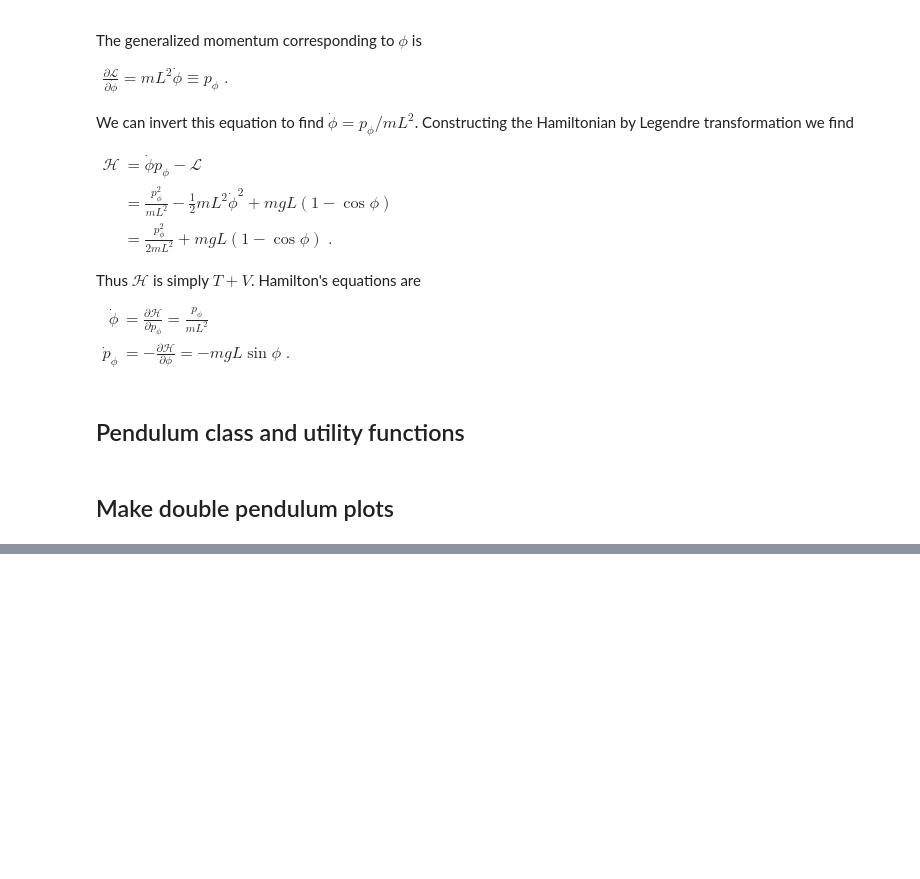
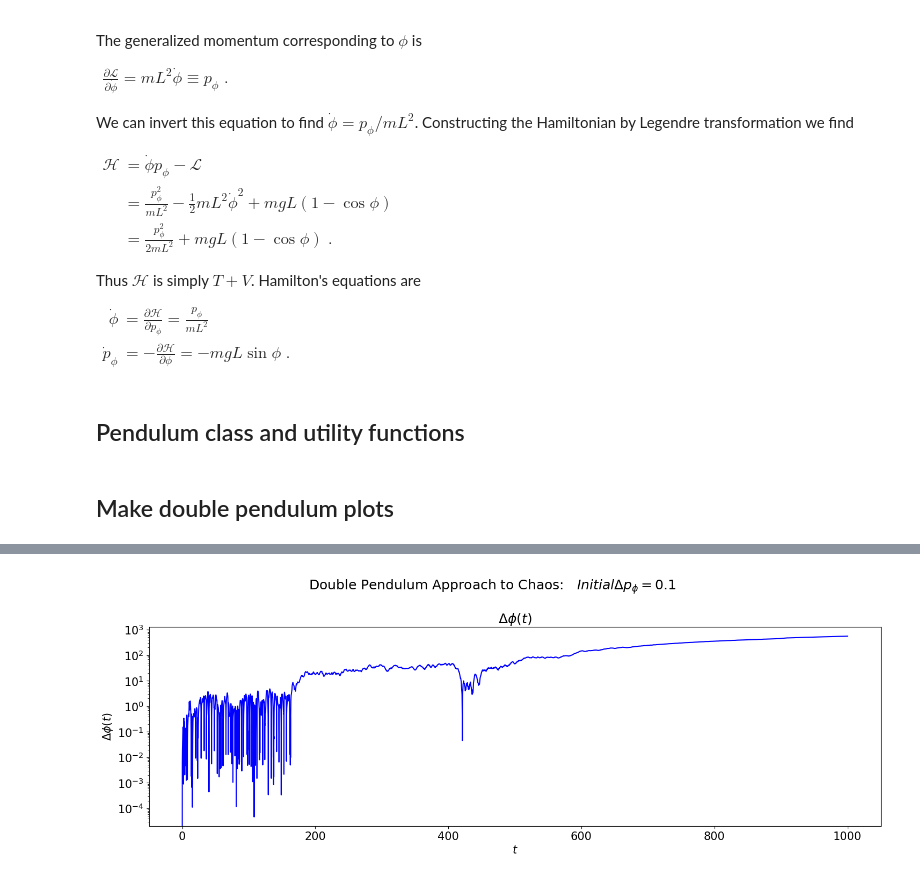
Before and after one commit to doyle340/Physics-5300, a Jupyter notebook: DoublePendulumNotebook.ipynb, the cells around one changed output, grey strips where cells are left out. Drawn from its saved outputs; the diff is of its cells as text; code cells hidden in the pictures; blank space fills up the shorter version.

```diff
--- a/DoublePendulumNotebook.ipynb
+++ b/DoublePendulumNotebook.ipynb
@@ -315,0 +286,69 @@ fig_ps.tight_layout()
+# %%
+# Common plotting time (generate the full time then use slices)
+t_start = 0.
+t_end = 1000. # I'd like a longer plotting time to show chaotic evolution...
+delta_t = 0.01
+
+t_pts = np.arange(t_start, t_end+delta_t, delta_t)
+
+L1 = 1.
+L2 = 1.
+g = 1.
+mass1 = 1.
+mass2 = 1.
+
+# Instantiate two pendula
+p2 = HamiltonianPendulum(L1=L1, L2=L2, g=g, mass1=mass1, mass2=mass2)
+p3 = HamiltonianPendulum(L1=L1, L2=L2, g=g, mass1=mass1, mass2=mass2)
+# %%
+# Now we can provide initial conditions for the two pendula
+phi1_0 = (3./4.)*np.pi
+p_phi1_0 = 0.
+phi2_0 = 0.
+p_phi2_0 = 0.
+phi11, p_phi11, phi21, p_phi21 = p2.solve_ode(t_pts, \
+                                          phi1_0, \
+                                          p_phi1_0, \
+                                          phi2_0, \
+                                          p_phi2_0)
+# We'll change the initial momentum of the second pendulum by a mere tenth of a kg*m/s
+phi1_0 = (3./4.)*np.pi
+p_phi1_0 = 0.1
+phi2_0 = 0.
+p_phi2_0 = 0.
+phi12, p_phi12, phi22, p_phi22 = p3.solve_ode(t_pts, \
+                                          phi1_0, \
+                                          p_phi1_0, \
+                                          phi2_0, \
+                                          p_phi2_0)
+
+# Calculate the value of delta phi
+Delta_phi = np.fabs(phi11 - phi12)
+
+#Institute a new label for delta phi
+Delta_phi_vs_time_labels = (r'$t$', r'$\Delta\phi(t)$')
+
+# Time to plot
+fig = plt.figure(figsize=(15,5))
+overall_title = 'Double Pendulum Approach to Chaos:  ' + \
+                rf' $Initial \Delta p_\phi = 0.1$' + \
+                '\n'    # \n means a new line (adds some space here)
+
+fig.suptitle(overall_title, va='baseline')
+
+# Plot delta phi
+ax_a = fig.add_subplot(1,1,1)
+
+start, stop = start_stop_indices(t_pts, t_start, t_end)
+plot_y_vs_x(t_pts[start : stop], Delta_phi[start : stop],
+            axis_labels=Delta_phi_vs_time_labels,
+            color='blue',
+            label=None,
+            title=r'$\Delta\phi(t)$',
+            semilogy=True,
+            ax=ax_a)
+
+fig.tight_layout()
+fig.savefig('DblPen_Chaos.png', bbox_inches='tight')
+# %% [output]
+[figure, added]
```
Also changed, not shown: parts of 7 cells of this notebook.
